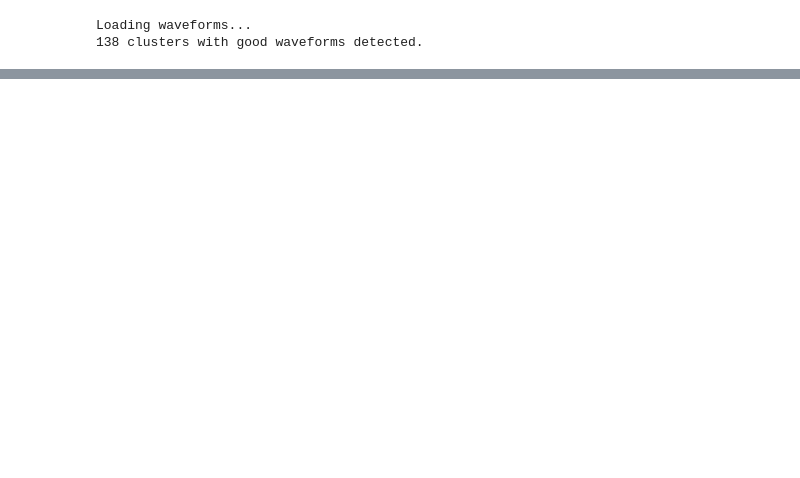
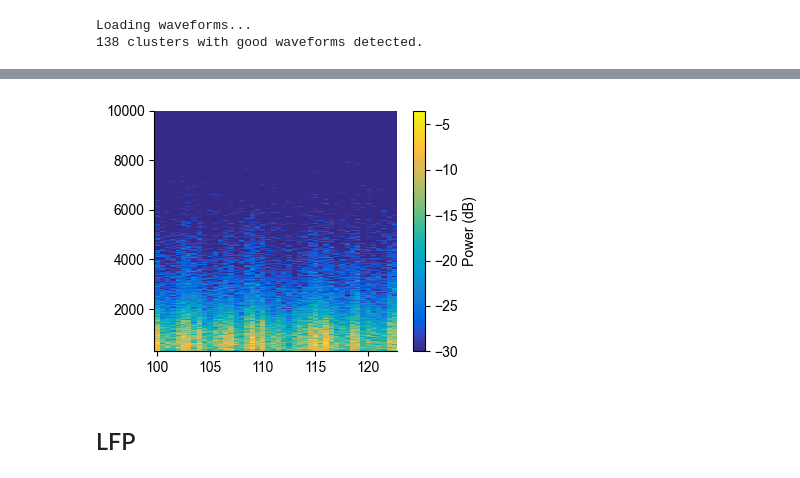
Before and after one commit to mateouma/fpp-npx, a Jupyter notebook: new_lib.ipynb, the cells around one changed output, grey strips where cells are left out. Drawn from its saved outputs; the diff is of its cells as text; code cells hidden in the pictures; blank space fills up the shorter version.

```diff
--- a/new_lib.ipynb
+++ b/new_lib.ipynb
@@ -46,0 +57,9 @@ gabagoo.plot_spectrum(log=True, ax=ax[1])
+# %%
+fig, ax = plt.subplots(figsize=(4,3))
+spec = ch208.plot_spectrogram(vmin=-30, ax=ax)
+plt.colorbar(spec, label='Power (dB)')
+fig.tight_layout()
+# %% [output]
+[figure, added]
+# %% [markdown]
+## LFP
```
Also changed, not shown: parts of 16 cells of this notebook, 25 other files.
